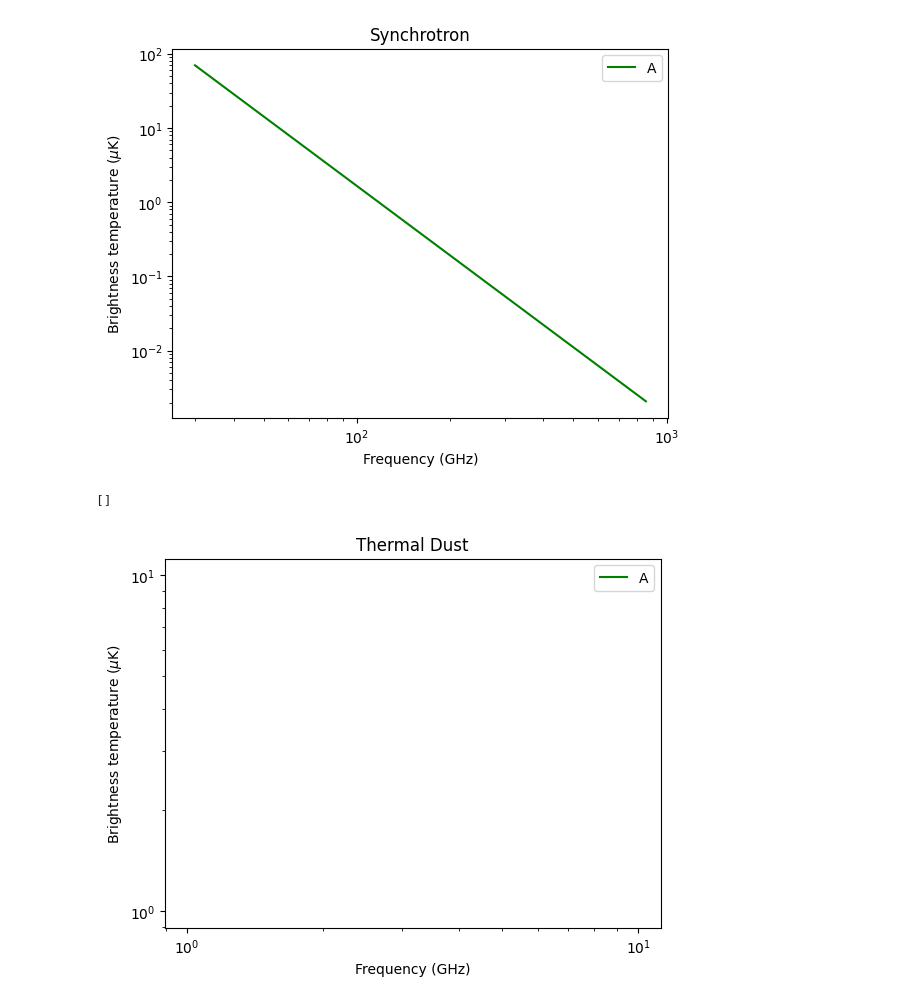
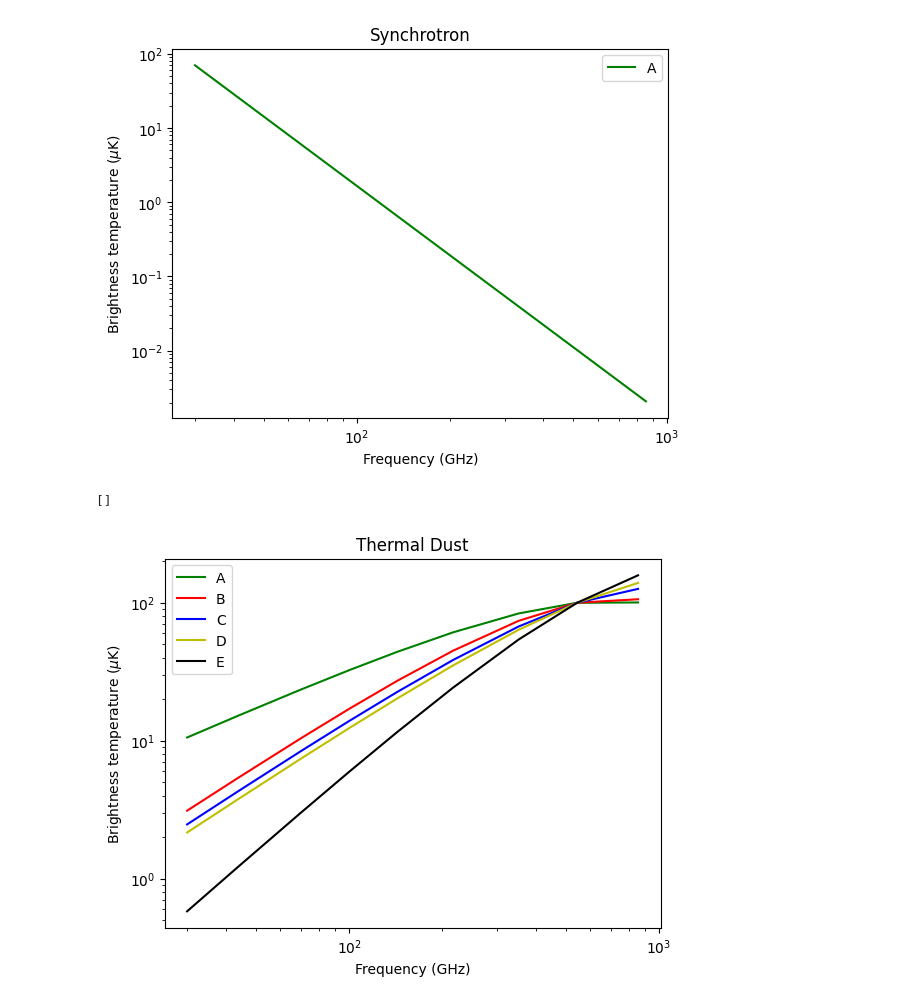
Before and after one commit to afduquebr/Planck-2015, a Jupyter notebook: Code/Plots.ipynb, the cells around one changed output. Cells and saved outputs as stored; diff of their text form; code cells hidden in the pictures.

Commit message:
Fix bugs in Plots

```diff
--- a/Code/Plots.ipynb
+++ b/Code/Plots.ipynb
@@ -23,22 +23,22 @@ axis.plot()
 def Dust(f, Bd, Td):
     Ad = 100
     f0 = 545
-    kB = 1.380649 * (10 ** 23)
-    h = 6.62607015 * (10 ** -34)
-    gamma = h / (kB * Td) * (10 ** -9)
-    return Ad * (f/f0 ** (Bd+1)) * ((math.exp(gamma*f0)-1)/(np.exp(gamma*f)-np.ones(9)))
+    kB = 1.380649 * pow(10, -23)
+    h = 6.62607015 * pow(10, -34)
+    gamma = h / (kB * Td) * pow(10, 9)
+    return Ad * pow(f/f0,Bd+1) * ((math.exp(gamma*f0)-1)/(np.exp(gamma*f)-1))
 # %%
 figure, axis = plt.subplots()
 axis.loglog(f, Dust(f, 1.0, 21), color='g', label='A')
-#axis.loglog(f, Dust(f, 1.5, 16), color='r', label='B')
-#axis.loglog(f, Dust(f, 1.5, 21), color='b', label='C')
-#axis.loglog(f, Dust(f, 1.5, 26), color='y', label='D')
-#axis.loglog(f, Dust(f, 2.0, 21), color='k', label='E')
+axis.loglog(f, Dust(f, 1.5, 16), color='r', label='B')
+axis.loglog(f, Dust(f, 1.5, 21), color='b', label='C')
+axis.loglog(f, Dust(f, 1.5, 26), color='y', label='D')
+axis.loglog(f, Dust(f, 2.0, 21), color='k', label='E')
 axis.set_title("Thermal Dust")
 axis.set_xlabel("Frequency (GHz)")
 axis.set_ylabel(r"Brightness temperature ($\mu$K)")
 axis.legend()
 axis.plot()
 # %% [output]
 []
-[figure, old version]
+[figure, new version]
```
Also changed, not shown: parts of 1 cell of this notebook.
